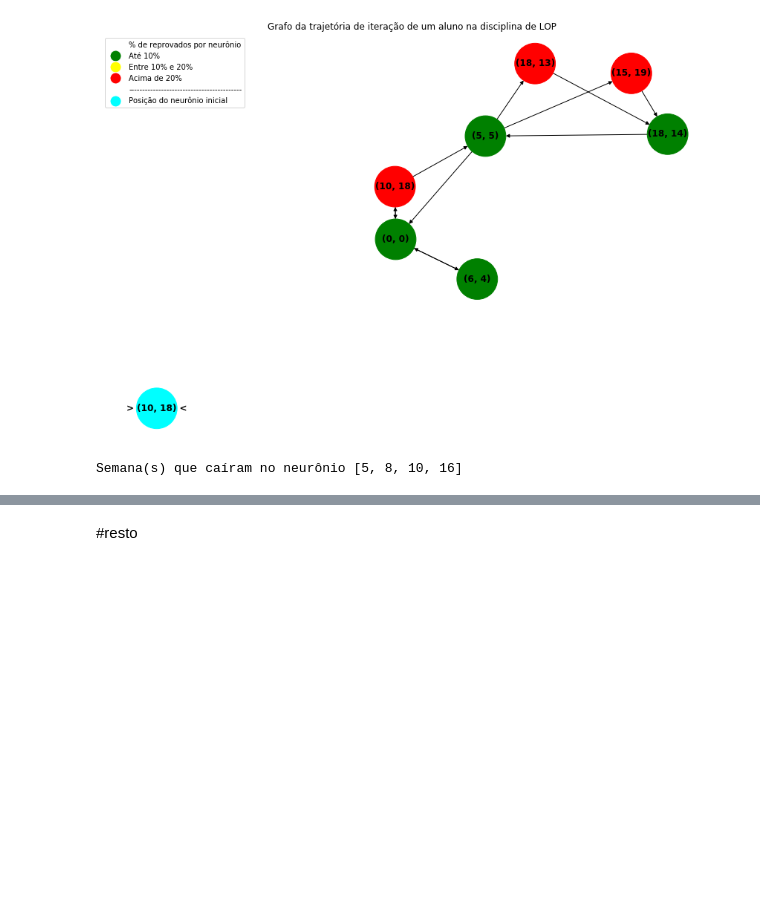
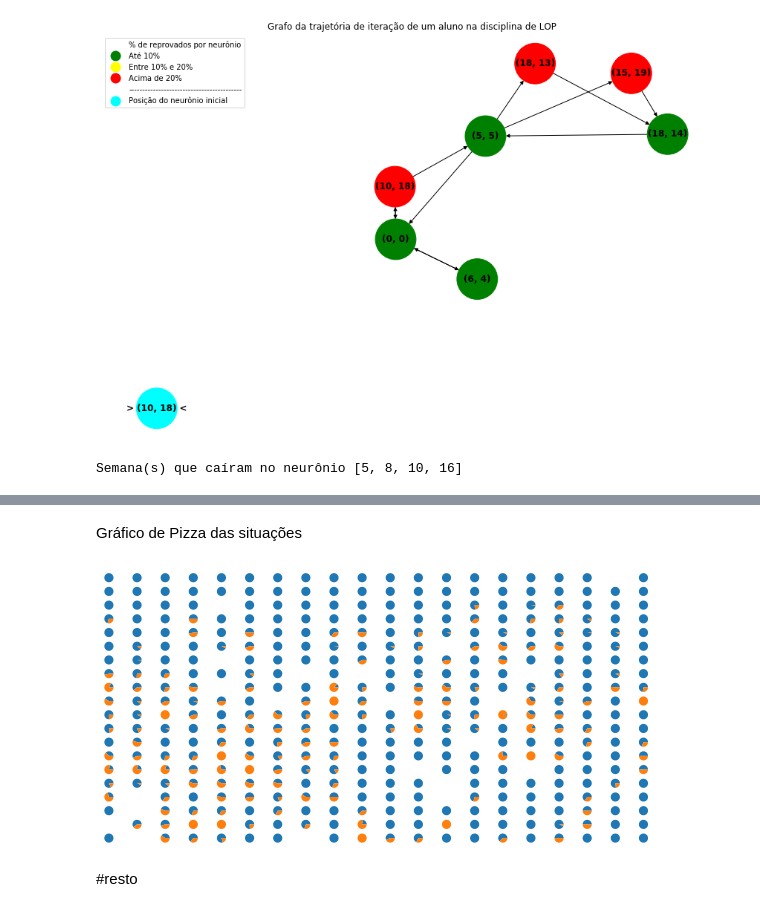
Before and after one commit to vilsonrodrigues/PegasusProject, a Jupyter notebook: Pegasus_Project.ipynb, the cells around one changed output, grey strips where cells are left out. Cells and saved outputs as stored; diff of their text form; code cells hidden in the pictures; blank space fills up the shorter version.

```diff
--- a/Pegasus_Project.ipynb
+++ b/Pegasus_Project.ipynb
@@ -56,9 +66,3 @@ Normalizando X_train (Não usar)
-# %%
-'''
-from sklearn.preprocessing import StandardScaler
-sc = StandardScaler()
-X_train = sc.fit_transform(X_train)
-'''
 # %% [markdown]
 Treinando a rede SOM
 # %%
@@ -105,3 +129,15 @@ for x in X_train:
+# %%
+def chamaGraficoDePizzaDeSituacoes():
+  fig = plt.figure(figsize=(10,5))
+  cont = 1;
+  for i in range(len(MContT)):
+    for j in range(len(MContT)):
+      plt.subplot(tamanhoXdaRede,tamanhoYdaRede,cont)
+      cont=cont+1
+      sizes = [MContAp[i][j],MContT[i][j]-MContAp[i][j]]
+      plt.pie(sizes)
+  plt.set_title("Gráfico de % de aprovados e reprovados em cada neurônio")
+  plt.show()
 # %% [markdown]
 Função para exibir atributos de um neurônio específico
 # %%
@@ -234,3 +262,9 @@ plt.show()
+# %% [markdown]
+Gráfico de Pizza das situações
+# %%
+chamaGraficoDePizzaDeSituacoes()
+# %% [output]
+[figure, added]
 # %% [markdown]
 #resto
 # %% [markdown]
```
Also changed, not shown: parts of 16 cells of this notebook.
